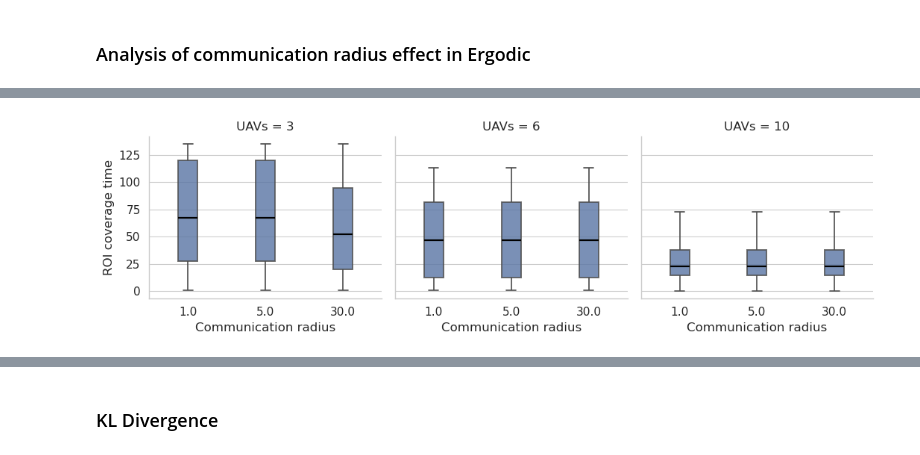
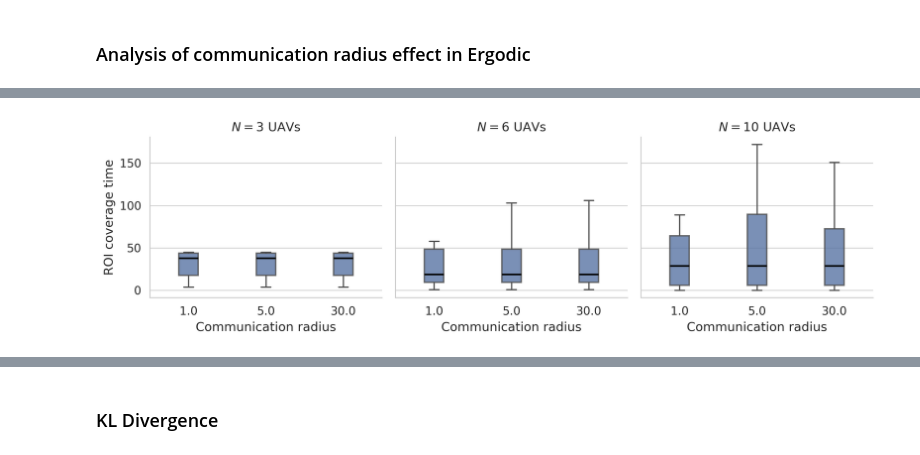
Before and after one commit to sastry-group/MAES, a Jupyter notebook: viz/plot_multiple_methods.ipynb, the cells around one changed output, grey strips where cells are left out. Saved outputs shown, nothing was run; the diff lists cells and outputs as text; code cells hidden in the pictures.

```diff
--- a/viz/plot_multiple_methods.ipynb
+++ b/viz/plot_multiple_methods.ipynb
@@ -103,11 +103,13 @@ def extract_map_id_from_name(run_name):
 
 def extract_start_from_name(run_name):
     """
+    Extract start index from run folder name.
+    Matches both 'start00' and 'starts00'.
+    """
+    m = re.search(r"starts?(\d+)", run_name)
 
-    """
-    m = re.search(r"starts(\d+)", run_name)
     if m:
-        return f"{m.group(1)}"
+        return m.group(1)
     else:
         return None
 
@@ -169,7 +171,7 @@ def build_roi_cellsets(roi_rc, roi_name):
 # %% [markdown]
 ### Analysis of different Algorithms
 # %%
-BATCH_DIR = Path("/home/gaby/Documents/UCB/AAM/GIT/sastryrepo/MarkovErgodic/MAES/results/plannerComparison10x10Grid")
+BATCH_DIR = Path("/home/gaby/Documents/UCB/AAM/GIT/sastryrepo/MarkovErgodic/MAES/results/PlannerComparison5x5_0214")
 for run_dir in list(BATCH_DIR.iterdir()):
     npz = load_run_npz(run_dir)
     print(run_dir.name, "→", get_method_label(npz))
@@ -259,17 +285,12 @@ for run_dir in BATCH_DIR.iterdir():
     n_agents = int(npz["n_agents"])
     env_dyn = str(npz["env_dyn"])
 
-    traj_rc_all = npz["traj_rc_all"]
+    traj_rc_all = np.asarray(npz["traj_rc_agents_all"])
     true_phi_map_time = npz["true_phi_map_time"]
 
     roi_sets = build_roi_cellsets(npz["roi_rc"], npz["roi_name"])
 
-    if env_dyn == "static":
-        rows = roi_cover_times_static(traj_rc_all, roi_sets, n_agents)
-    else:
-        rows = roi_cover_times_dynamic(
-            traj_rc_all, roi_sets, n_agents, true_phi_map_time
-        )
+
 
     for r in rows:
         roi_rows.append({
@@ -618,7 +639,7 @@ with pd.option_context("display.max_rows", None):
 
 roi_summary = (
     roi_df
-    .groupby(["n_agents", "comm_radius"], as_index=False) #averaging over
+    .groupby(["n_agents", "comm_radius", "roi_name"], as_index=False) #averaging over
     .agg(
         mean_cover_time=("roi_cover_time", "mean"),
         std_cover_time=("roi_cover_time", "std"),
@@ -635,10 +656,10 @@ roi_summary = (
 #         iqr_cover_time=("roi_cover_time", lambda x: x.quantile(0.75) - x.quantile(0.25)),
 #     )
 # )
-roi_df["roi_cover_time_norm"] = (
-    roi_df["roi_cover_time"]
-    / roi_df.groupby(["map_id", "roi_name"])["roi_cover_time"].transform("median")
-)
+# roi_df["roi_cover_time_norm"] = (
+#     roi_df["roi_cover_time"]
+#     / roi_df.groupby(["map_id", "roi_name"])["roi_cover_time"].transform("median")
+# )
 
 roi_summary_norm = (
     roi_df
@@ -670,42 +707,43 @@ NameError: name 'roi_summary_norm' is not defined
 sns.set_theme(
     style="whitegrid",
     context="paper",
-    font_scale=1.25   # ⬅ bigger fonts without changing layout
+    font_scale=1.25
 )
 
 g = sns.catplot(
     data=roi_df,
     x="comm_radius",
     y="roi_cover_time",
     col="n_agents",
     kind="box",
     showfliers=False,
-    height=3.2,       # ⬅ shorter
-    aspect=1.1,       # ⬅ wider
+    height=3.2,
+    aspect=1.1,
     width=0.25,
-    color="#4C72B0",  # single color
+    color="#4C72B0",
     linewidth=1.4,
     boxprops=dict(alpha=0.8),
     whiskerprops=dict(linewidth=1.2),
     capprops=dict(linewidth=1.2),
     medianprops=dict(color="black", linewidth=1.6),
 )
 
 g.set_axis_labels(
     "Communication radius",
     "ROI coverage time"
 )
 
-g.set_titles("UAVs = {col_name}")
+
+g.set_titles(r"$N = {col_name}$ UAVs")
 
 # Clean spines (IEEE style)
 for ax in g.axes.flat:
     sns.despine(ax=ax)
 
 plt.tight_layout()
 plt.show()
 # %% [output]
-[figure, old version]
+[figure, new version]
 # %%
 cover_rows = []
 
```
Also changed, not shown: parts of 14 cells of this notebook, 4 other files.
